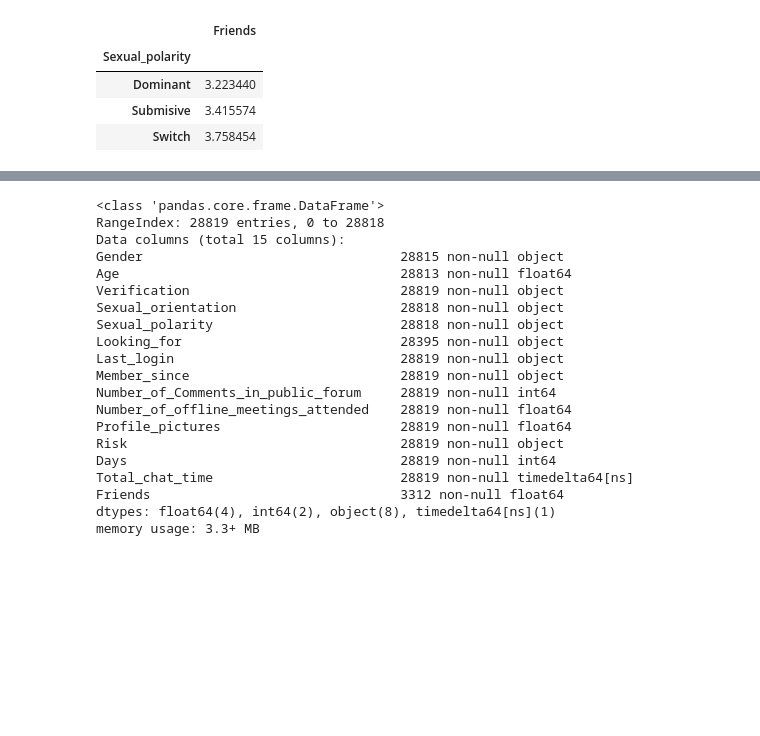
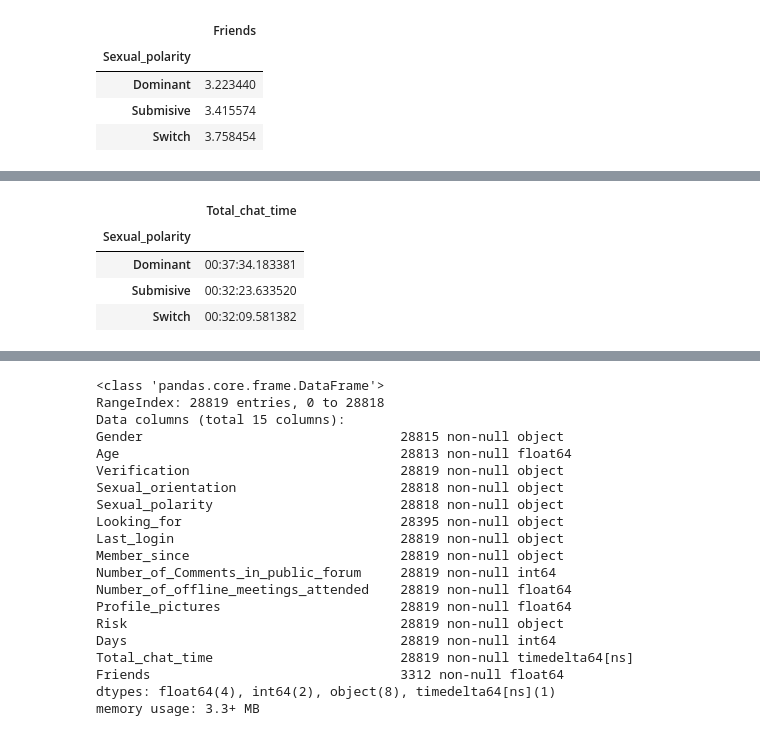
Before and after one commit to crushdig/Data-Science-In-Practice-Project, a Jupyter notebook: LB_project/notebooks/analysis/100_analysis_social_circle.ipynb, the cells around one changed output, grey strips where cells are left out. Drawn from its saved outputs; the diff is of its cells as text; code cells hidden in the pictures; blank space fills up the shorter version.

```diff
--- a/LB_project/notebooks/analysis/100_analysis_social_circle.ipynb
+++ b/LB_project/notebooks/analysis/100_analysis_social_circle.ipynb
@@ -45,3 +47,11 @@ prepped_sexWork_df.groupby('Sexual_polarity')[['Friends', 'Days', 'Profile_pictu
 | Dominant | 3.223440 | 0.107736 | 0.422159 | 2.507736 | 0.045845 |
 | Submisive | 3.415574 | 0.140557 | 0.473002 | 2.768927 | 0.035967 |
 | Switch | 3.758454 | 0.169319 | 0.403504 | 2.191521 | 0.045740 |
+# %%
+prepped_sexWork_df.groupby(['Sexual_polarity'])[['Total_chat_time']].sum() / prepped_sexWork_df.groupby(['Sexual_polarity'])[['Total_chat_time']].count()
+# %% [output]
+|  | Total_chat_time |
+| Sexual_polarity |  |
+| Dominant | 00:37:34.183381 |
+| Submisive | 00:32:23.633520 |
+| Switch | 00:32:09.581382 |
```
Also changed, not shown: parts of 6 cells of this notebook, 1 other file.
